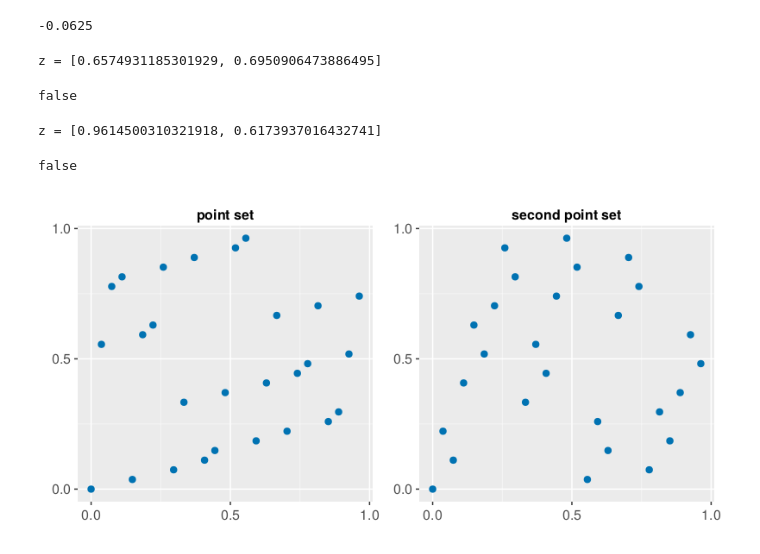
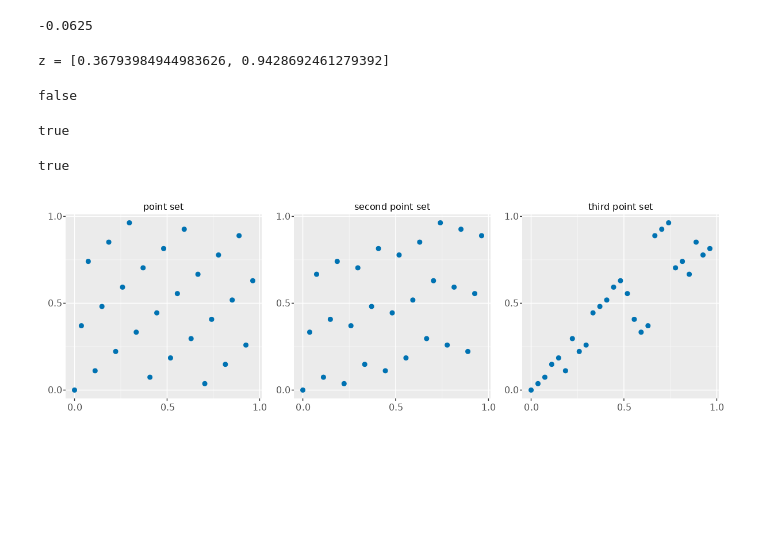
Before and after one commit to Vishnupriya-Anupindi/t_value_experiments, a Jupyter notebook: NNLD_search.ipynb, the cells around one changed output. Saved outputs shown, nothing was run; the diff lists cells and outputs as text; code cells hidden in the pictures; blank space fills up the shorter version.

```diff
--- a/NNLD_search.ipynb
+++ b/NNLD_search.ipynb
@@ -116,9 +116,9 @@ C = [C_1,C_2]
  [2 1 1; 1 1 0; 1 0 0]
  [0 1 1; 1 1 0; 1 0 0]
 # %%
-# Testing 998,904
-C_r1 = [[2 0 1];[2 0 0]; [2 1 0]]
-C_r2 = [[1 0 1];[1 2 0];[1 0 0] ]
+
+C_r1 = [[1 0 0];[0 2 0]; [0 0 1]]
+C_r2 = [[0 0 1];[1 0 0];[1 1 0] ]
 C_r1, C_r2 = F.(C_r1), F.(C_r2)
 C_r = [C_r1,C_r2]
 # %% [output]
@@ -127,0 +128,5 @@ C_r = [C_r1,C_r2]
+# %%
+C_tr1 = [[1 0 0];[0 1 0]; [0 0 1]]
+C_tr2 = [[1 0 0];[1 1 0];[0 1 1] ]
+C_tr1, C_tr2 = F.(C_tr1), F.(C_tr2)
+C_tr = [C_tr1,C_tr2]
@@ -180,0 +190,3 @@ pts_r = gen_all_points(C_r,b)
+# %%
+gen_all_points(C_tr,b)
+pts_tr = gen_all_points(C_tr,b)
@@ -186,30 +216,35 @@ vol_h(z_1,pts_1)
 δ(z_1,pts_1)
 # %% [output]
 -0.0625
-# %%
-#Faure sequence is not NNLD!
-is_NNLD(50, 2, pts)
-# %% [output]
-z = [0.6574931185301929, 0.6950906473886495]
-false
+# %%
+is_NNLD(50, 2, pts)
+# %% [output]
+z = [0.36793984944983626, 0.9428692461279392]
+false
 # %%
 is_NNLD(50, 2, pts_r)
 # %% [output]
-z = [0.9614500310321918, 0.6173937016432741]
+true
-false
+# %%
+is_NNLD(50, 2, pts_tr)
+# %% [output]
+true
 # %%
 using CairoMakie
 set_theme!(theme_ggplot2())
 # %%
-fig = Figure(resolution = (800, 400))
+fig = Figure(resolution = (1200, 400))
 ax = Axis(fig[1,1], title = "point set")
 scatter!( Point2.(pts) )
 
 ax = Axis(fig[1,2], title = "second point set")
 scatter!( Point2.(pts_r) )
+
+ax = Axis(fig[1,3], title = "third point set")
+scatter!( Point2.(pts_tr) )
 fig
 # %% [output]
-[figure, old version]
+[figure, new version]
 # %%
 x = LinRange(0,1,100)
 y = LinRange(0,1,100)
```
Also changed, not shown: parts of 6 cells of this notebook, 3 other files.
